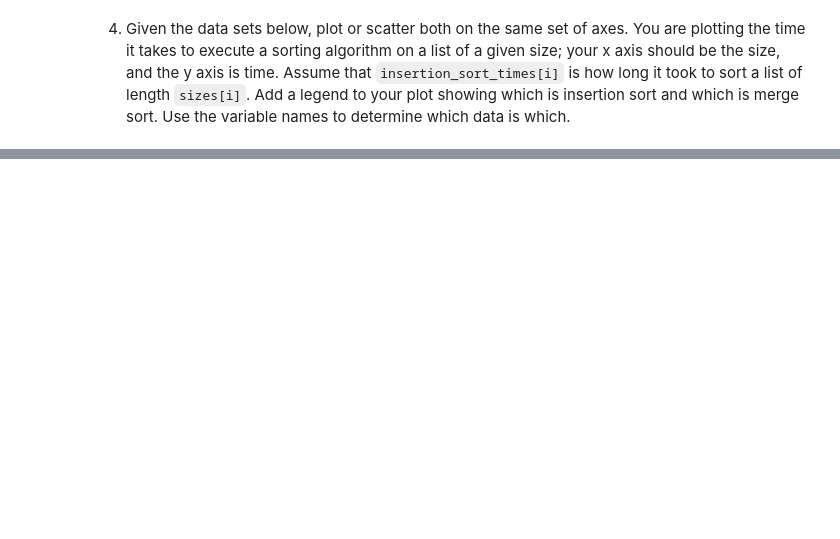
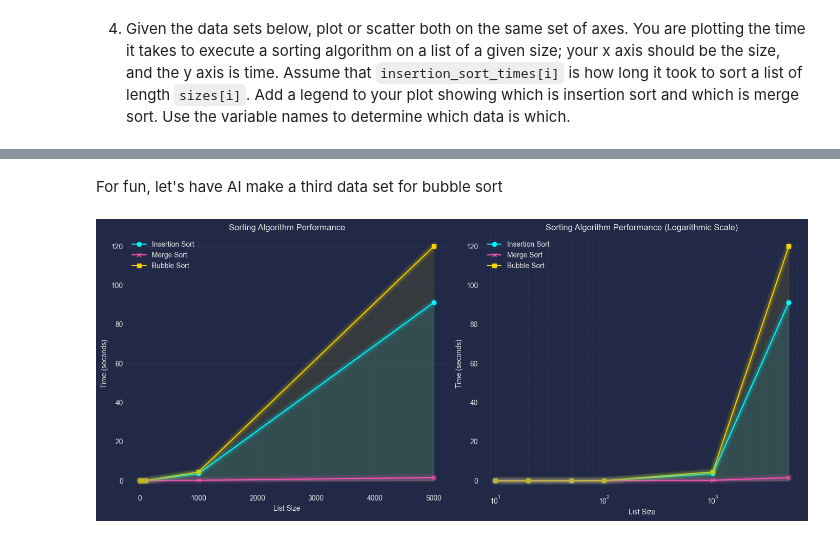
Before and after one commit to drpafowler/module03_philip, a Jupyter notebook: pyplot.ipynb, the cells around one changed output, grey strips where cells are left out. Saved outputs shown, nothing was run; the diff lists cells and outputs as text; code cells hidden in the pictures; blank space fills up the shorter version.

```diff
--- a/pyplot.ipynb
+++ b/pyplot.ipynb
@@ -98,0 +155,40 @@ merge_sort_times = [0.00161889999999687, 0.003635600000009731, 0.009065500000005
+# %% [markdown]
+For fun, let's have AI make a third data set for bubble sort
+# %%
+sizes = [10, 20, 50, 100, 1000, 5000]
+insertion_sort_times = [0.0010252999999999998, 0.0027026999999999954, 0.010147200000000002, 0.0381137, 3.6303399, 91.2180796]
+merge_sort_times = [0.00161889999999687, 0.003635600000009731, 0.0090655000000055, 0.020108000000007564, 0.2687474000000094, 1.6147050999999948]
+
+# Bubble sort times (simulated for the same sizes)
+bubble_sort_times = [0.0015, 0.005, 0.015, 0.06, 4.5, 120.0]
+
+# Plotting all three sorting algorithms on the same axes
+fig, (ax1, ax2) = plt.subplots(1, 2, figsize=(14, 6))
+
+# First plot
+ax1.plot(sizes, insertion_sort_times, label='Insertion Sort', marker='o')
+ax1.plot(sizes, merge_sort_times, label='Merge Sort', marker='x')
+ax1.plot(sizes, bubble_sort_times, label='Bubble Sort', marker='s')
+ax1.set_xlabel('List Size')
+ax1.set_ylabel('Time (seconds)')
+ax1.set_title('Sorting Algorithm Performance')
+ax1.legend()
+ax1.grid(True)
+mplcyberpunk.add_glow_effects(ax1)
+
+# Second plot with logarithmic x-axis
+ax2.plot(sizes, insertion_sort_times, label='Insertion Sort', marker='o')
+ax2.plot(sizes, merge_sort_times, label='Merge Sort', marker='x')
+ax2.plot(sizes, bubble_sort_times, label='Bubble Sort', marker='s')
+ax2.set_xlabel('List Size')
+ax2.set_ylabel('Time (seconds)')
+ax2.set_xscale('log')
+ax2.set_title('Sorting Algorithm Performance (Logarithmic Scale)')
+ax2.legend()
+ax2.grid(True, which="both", ls="--")
+mplcyberpunk.add_glow_effects(ax2)
+
+plt.tight_layout()
+plt.show()
+# %% [output]
+[figure, added]
```
Also changed, not shown: parts of 4 cells of this notebook.
